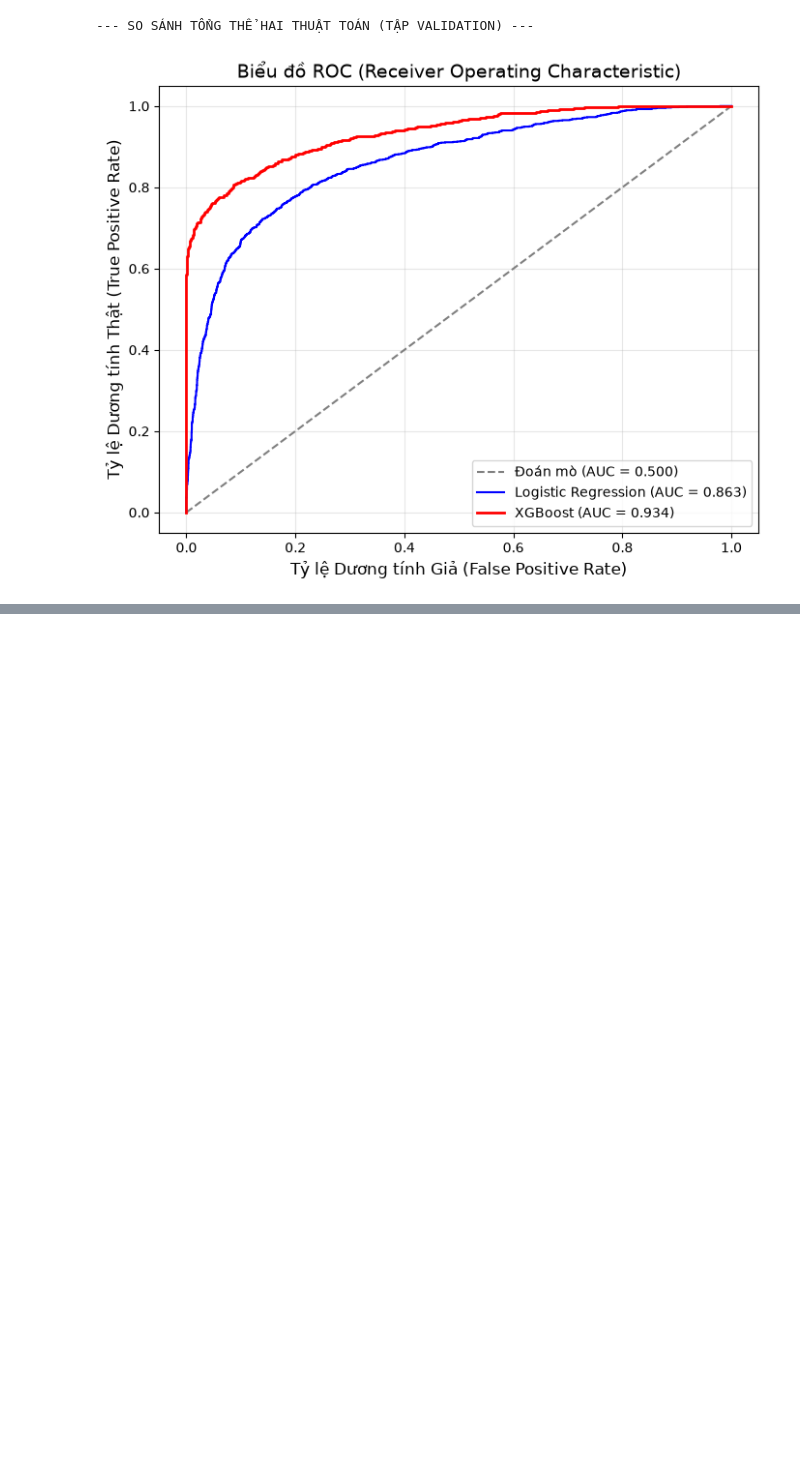
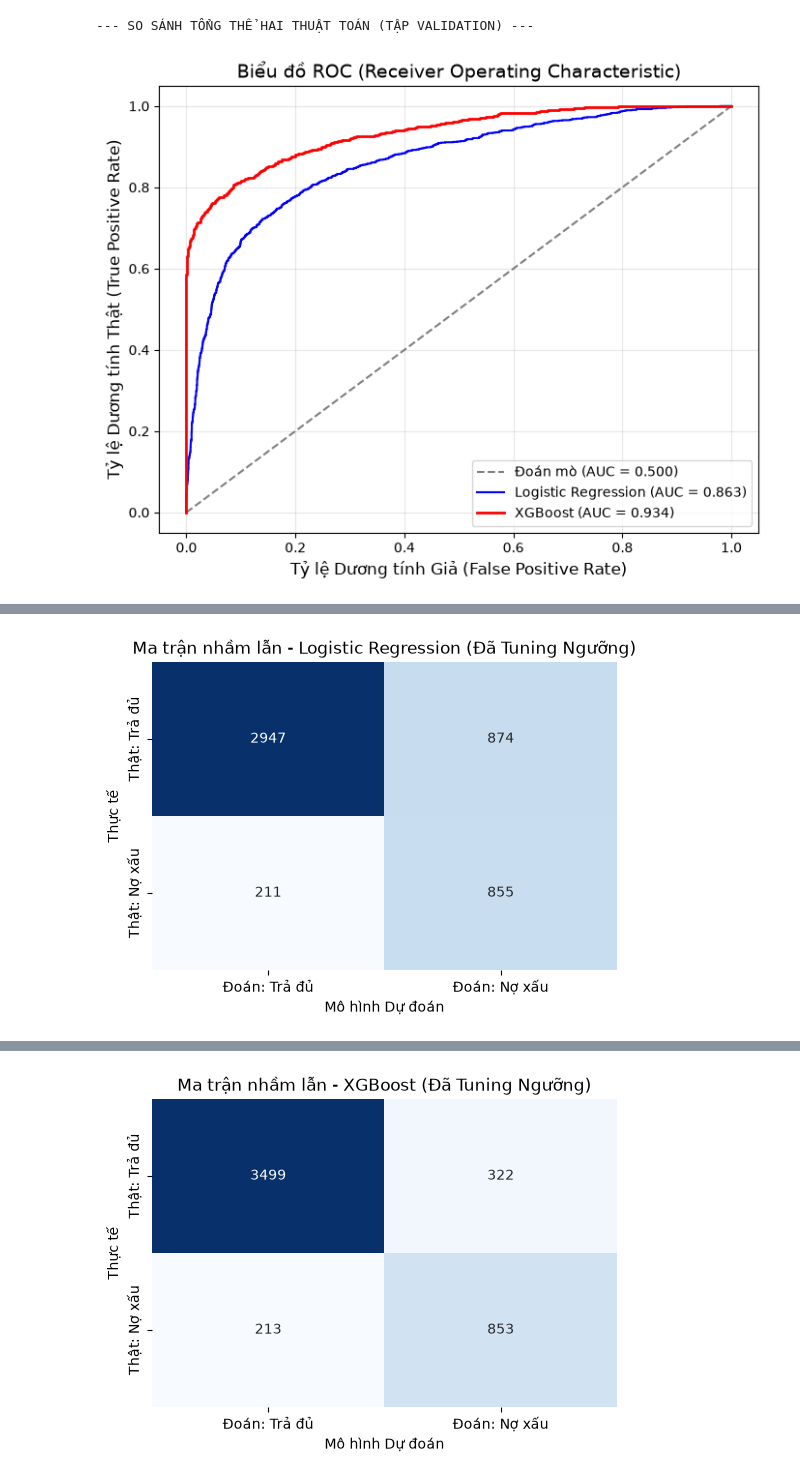
Before and after one commit to bqhbq/Credit-Risk-Management, a Jupyter notebook: model.ipynb, the cells around one changed output, grey strips where cells are left out. Drawn from its saved outputs; the diff is of its cells as text; code cells hidden in the pictures; blank space fills up the shorter version.

```diff
--- a/model.ipynb
+++ b/model.ipynb
@@ -156,3 +158,81 @@ plt.show()
 # %% [output]
 --- SO SÁNH TỔNG THỂ HAI THUẬT TOÁN (TẬP VALIDATION) ---
 [figure]
+# %%
+from sklearn.metrics import precision_recall_curve
+
+# print("\n--- TUNING THRESHOLD XGBOOST TẬP VALIDATION VỚI RECALL>=80%---")
+
+# precisions, recalls, thresholds = precision_recall_curve(y_valid, proba_xgb)
+# target_recall = 0.8  # Mục tiêu Recall tối thiểu
+# # 1. Lọc ra danh sách các vị trí mà Recall đạt được tối thiểu mục tiêu (>= 80%)
+# valid_indices = np.where(recalls >= target_recall)[0]
+
+# # 2. Trong các vị trí thỏa mãn Recall >= 80%, chọn nơi có Precision cao nhất
+# best_index = valid_indices[np.argmax(precisions[valid_indices])]
+
+# # Do hàm precision_recall_curve trả về len(thresholds) = len(precisions) - 1
+# # Nên cần xử lý ngoại lệ nếu best_index nằm ở cuối cùng
+# if best_index == len(thresholds):
+#     best_index -= 1
+
+# best_threshold = thresholds[best_index]
+# print(f"-> Đã tìm thấy Ngưỡng cắt tối ưu: {best_threshold:.4f}")
+
+# # 2. Đánh giá lại XGBoost với Threshold Mới (KHÔNG cần fit lại mô hình)
+# # Ở đây ta gọi lại hàm evaluate_model, truyền vào best_threshold và fit_model=False
+# _, _ = evaluate_model(
+#     model=xgb_model,
+#     X_train=X_train, y_train=y_train,
+#     X_eval=X_valid, y_eval=y_valid,
+#     model_name="XGBoost (Đã Tuning Ngưỡng)",
+#     fit_model=False,
+#     threshold=best_threshold  # <--- Truyền ngưỡng mới vào đây
+# )
+print("--- TÌM NGƯỠNG TỐI ƯU DỰA TRÊN KPI NGHIỆP VỤ (CONSTRAINT-BASED) ---")
+
+def find_threshold_by_target_recall(y_true, y_proba, target_recall=0.80):
+    precisions, recalls, thresholds = precision_recall_curve(y_true, y_proba)
+
+    # 1. Lọc ra danh sách các vị trí mà Recall đạt được tối thiểu mục tiêu (>= 80%)
+    valid_indices = np.where(recalls >= target_recall)[0]
+
+    if len(valid_indices) == 0:
+        print("Cảnh báo: Không có ngưỡng nào đạt được Recall mục tiêu!")
+        return 0.5 # Trả về mặc định nếu thất bại
+
+    # 2. Trong các vị trí thỏa mãn Recall >= 80%, chọn nơi có Precision cao nhất
+    best_index = valid_indices[np.argmax(precisions[valid_indices])]
+
+    # Do hàm precision_recall_curve trả về len(thresholds) = len(precisions) - 1
+    # Nên cần xử lý ngoại lệ nếu best_index nằm ở cuối cùng
+    if best_index == len(thresholds):
+        best_index -= 1
+
+    return thresholds[best_index]
+
+# Tìm ngưỡng dựa trên KPI: Ép Recall tối thiểu đạt 80% (0.80)
+# Đối với Logistic, có thể nó không bao giờ đạt được tỷ lệ đẹp, nhưng cứ áp dụng để so sánh
+best_thresh_logreg = find_threshold_by_target_recall(y_valid, proba_logreg, target_recall=0.80)
+best_thresh_xgb = find_threshold_by_target_recall(y_valid, proba_xgb, target_recall=0.80)
+
+print(f"Ngưỡng KPI (Recall >= 80%) của Logistic Regression : {best_thresh_logreg:.4f}")
+print(f"Ngưỡng KPI (Recall >= 80%) của XGBoost           : {best_thresh_xgb:.4f}")
+
+_, _ = evaluate_model(
+    model=log_reg,
+    X_train=X_train, y_train=y_train,
+    X_eval=X_valid, y_eval=y_valid,
+    model_name="Logistic Regression (Đã Tuning Ngưỡng)",
+    fit_model=False,
+    threshold=best_thresh_logreg  # <--- Truyền ngưỡng mới vào đây
+)
+_, _ = evaluate_model(
+    model=xgb_model,
+    X_train=X_train, y_train=y_train,
+    X_eval=X_valid, y_eval=y_valid,
+    model_name="XGBoost (Đã Tuning Ngưỡng)",
+    fit_model=False,
+    threshold=best_thresh_xgb  # <--- Truyền ngưỡng mới vào đây
+)
+# %% [output]
@@ -158,0 +256 @@ plt.show()
+[figure, added]
@@ -158,0 +273 @@ plt.show()
+[figure, added]
```
Also changed, not shown: parts of 6 cells of this notebook, 1 other file.
